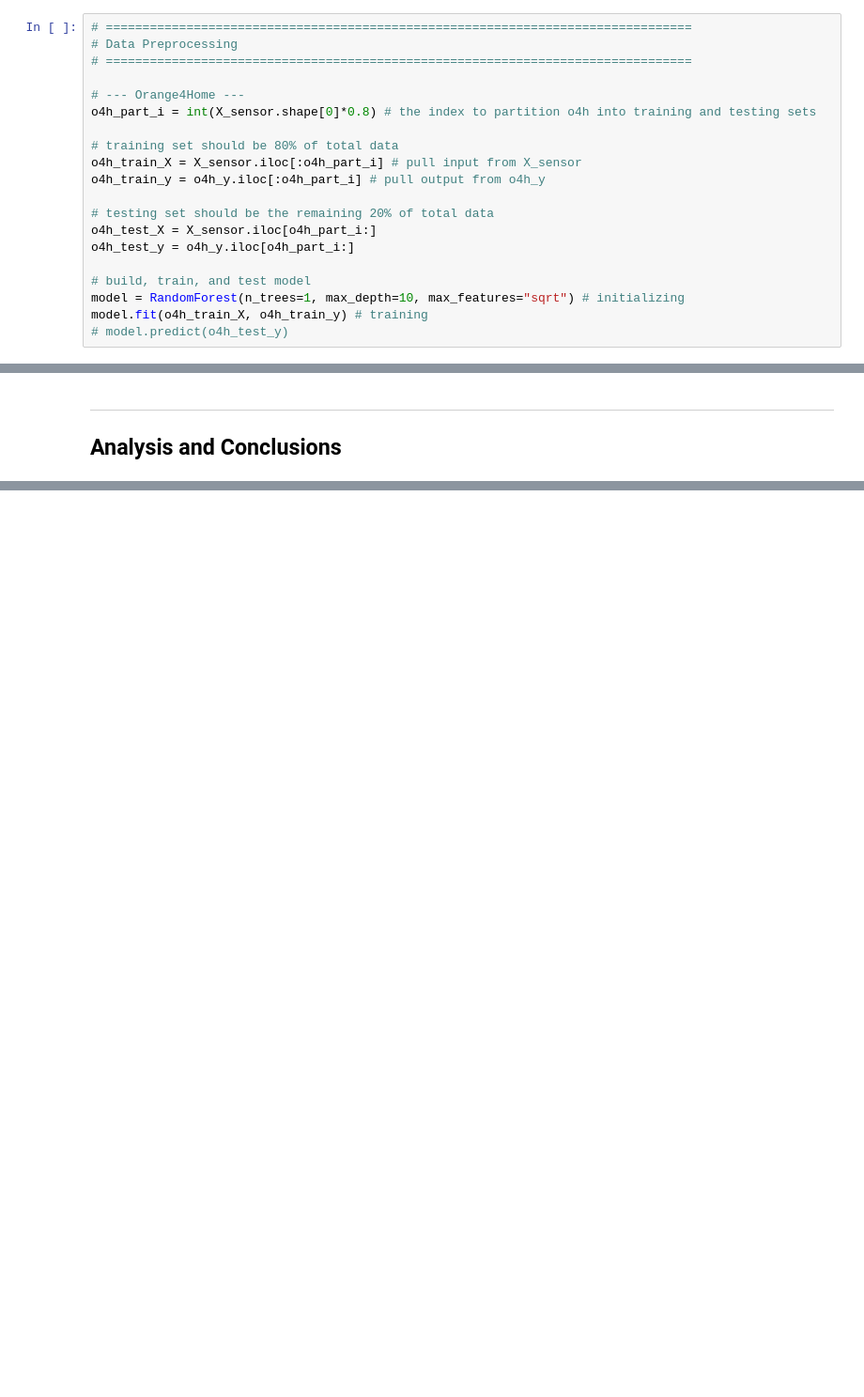
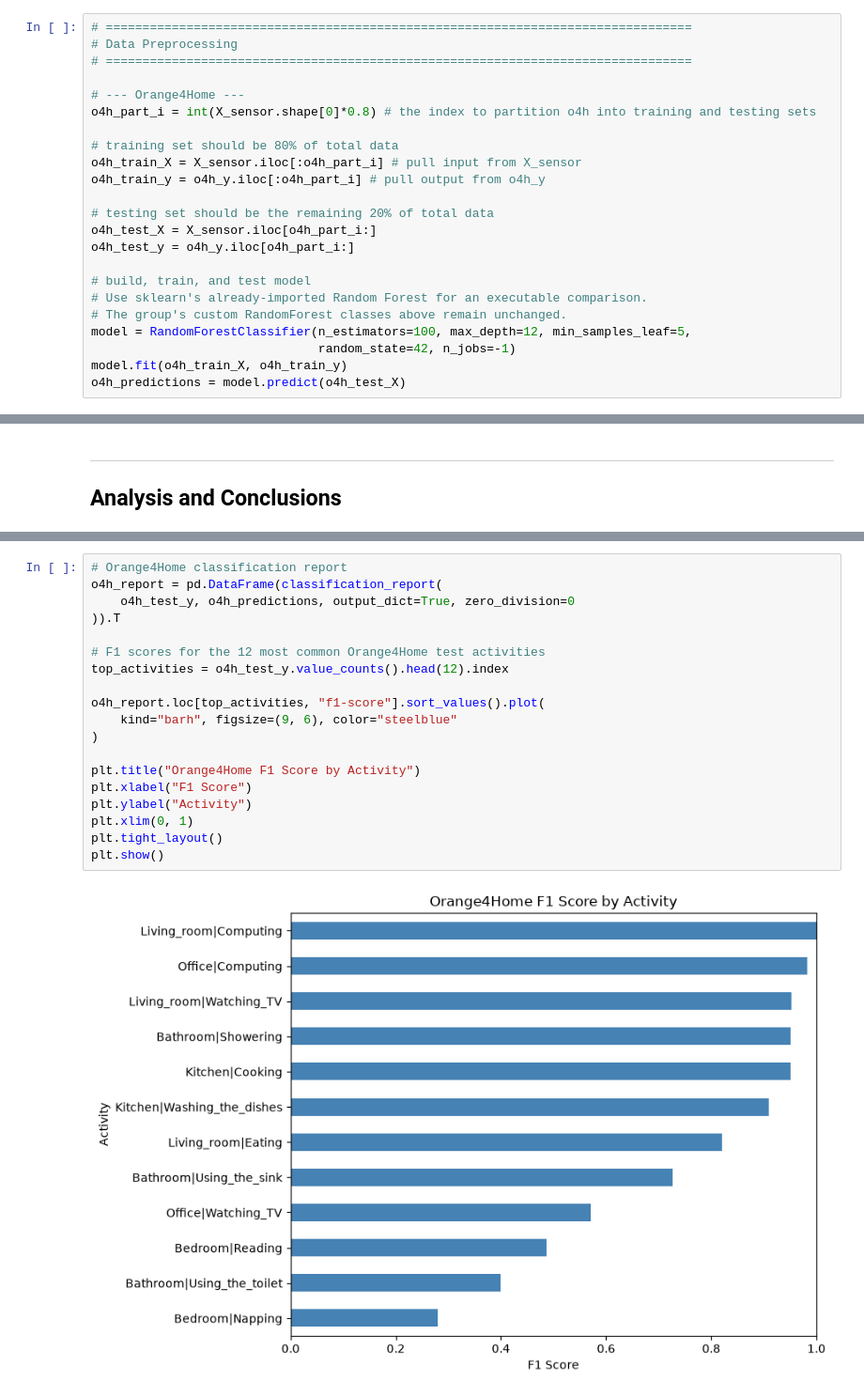
Before and after one commit to KhenFalcon/CSCI-4380---Data-Mining---Final-Project, a Jupyter notebook: CS4380 - Final Project.ipynb, the cells around one changed output, grey strips where cells are left out. Shown at 94% size. Cells and saved outputs as stored; diff of their text form; blank space fills up the shorter version.

```diff
--- a/CS4380 - Final Project.ipynb
+++ b/CS4380 - Final Project.ipynb
@@ -658,6 +678,9 @@ o4h_test_X = X_sensor.iloc[o4h_part_i:]
 o4h_test_y = o4h_y.iloc[o4h_part_i:]
 
 # build, train, and test model
-model = RandomForest(n_trees=1, max_depth=10, max_features="sqrt") # initializing
-model.fit(o4h_train_X, o4h_train_y) # training
-# model.predict(o4h_test_y)
+# Use sklearn's already-imported Random Forest for an executable comparison.
+# The group's custom RandomForest classes above remain unchanged.
+model = RandomForestClassifier(n_estimators=100, max_depth=12, min_samples_leaf=5,
+                               random_state=42, n_jobs=-1)
+model.fit(o4h_train_X, o4h_train_y)
+o4h_predictions = model.predict(o4h_test_X)
@@ -666,0 +785,21 @@ model.fit(o4h_train_X, o4h_train_y) # training
+# %%
+# Orange4Home classification report
+o4h_report = pd.DataFrame(classification_report(
+    o4h_test_y, o4h_predictions, output_dict=True, zero_division=0
+)).T
+
+# F1 scores for the 12 most common Orange4Home test activities
+top_activities = o4h_test_y.value_counts().head(12).index
+
+o4h_report.loc[top_activities, "f1-score"].sort_values().plot(
+    kind="barh", figsize=(9, 6), color="steelblue"
+)
+
+plt.title("Orange4Home F1 Score by Activity")
+plt.xlabel("F1 Score")
+plt.ylabel("Activity")
+plt.xlim(0, 1)
+plt.tight_layout()
+plt.show()
+# %% [output]
+[figure, added]
```
Also changed, not shown: parts of 13 cells of this notebook.
